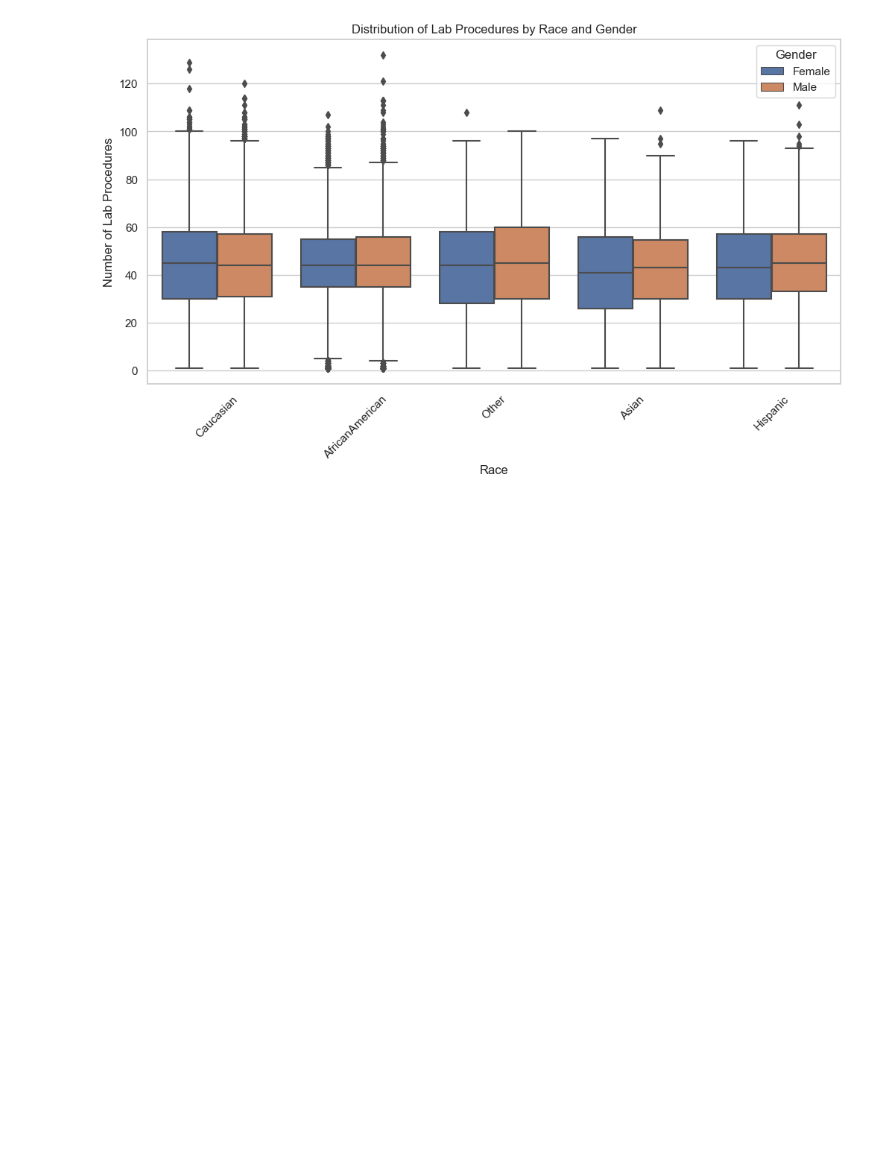
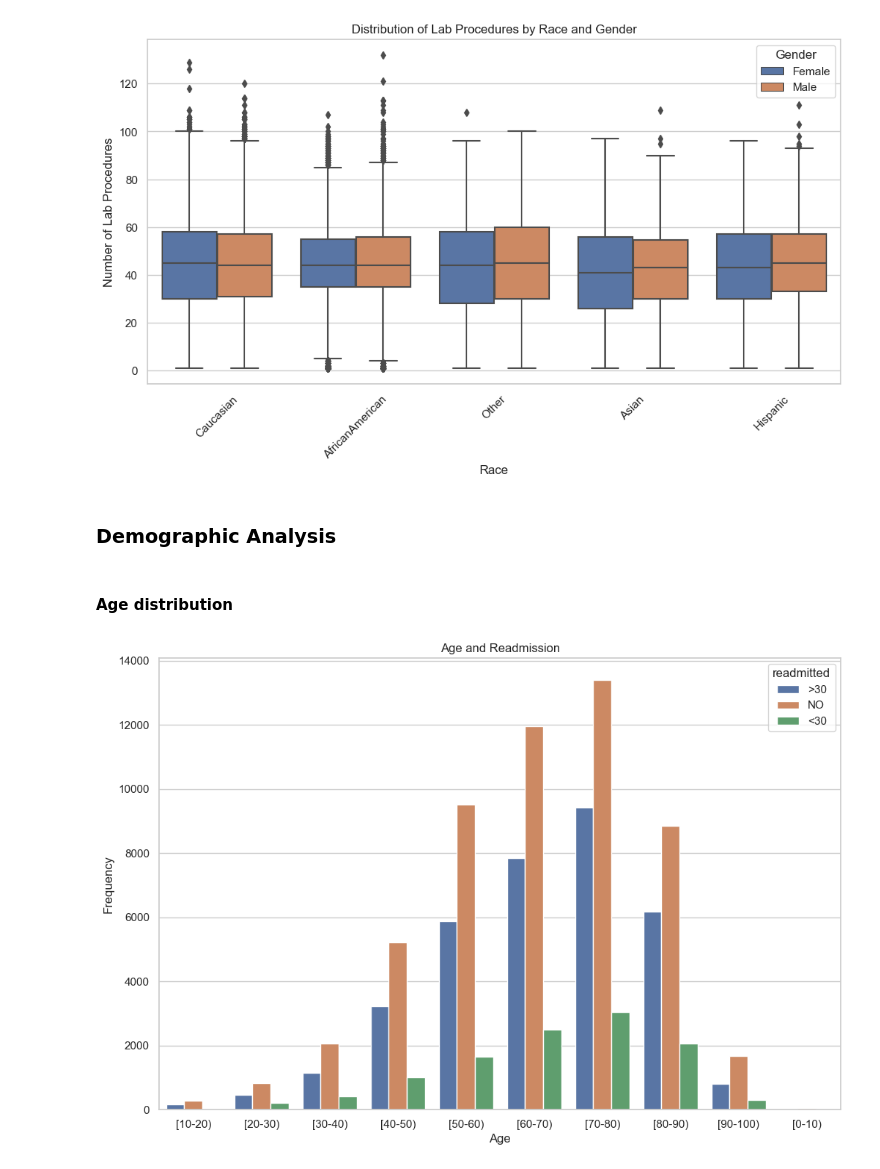
Before and after one commit to SzymonChirowski242621/diabetic-care-analysis, a Jupyter notebook: main.ipynb, the cells around one changed output. Saved outputs shown, nothing was run; the diff lists cells and outputs as text; code cells hidden in the pictures; blank space fills up the shorter version.

```diff
--- a/main.ipynb
+++ b/main.ipynb
@@ -584,3 +584,16 @@ plt.show()
 # %% [output]
 [figure]
 [figure]
+# %% [markdown]
+### Demographic Analysis
+# %% [markdown]
+#### Age distribution
+# %%
+plt.figure(figsize=(12, 8))
+sns.countplot(x='age', hue='readmitted', data=df)
+plt.title('Age and Readmission')
+plt.xlabel('Age')
+plt.ylabel('Frequency')
+plt.show()
+# %% [output]
+[figure, added]
```
Also changed, not shown: parts of 18 cells of this notebook.
